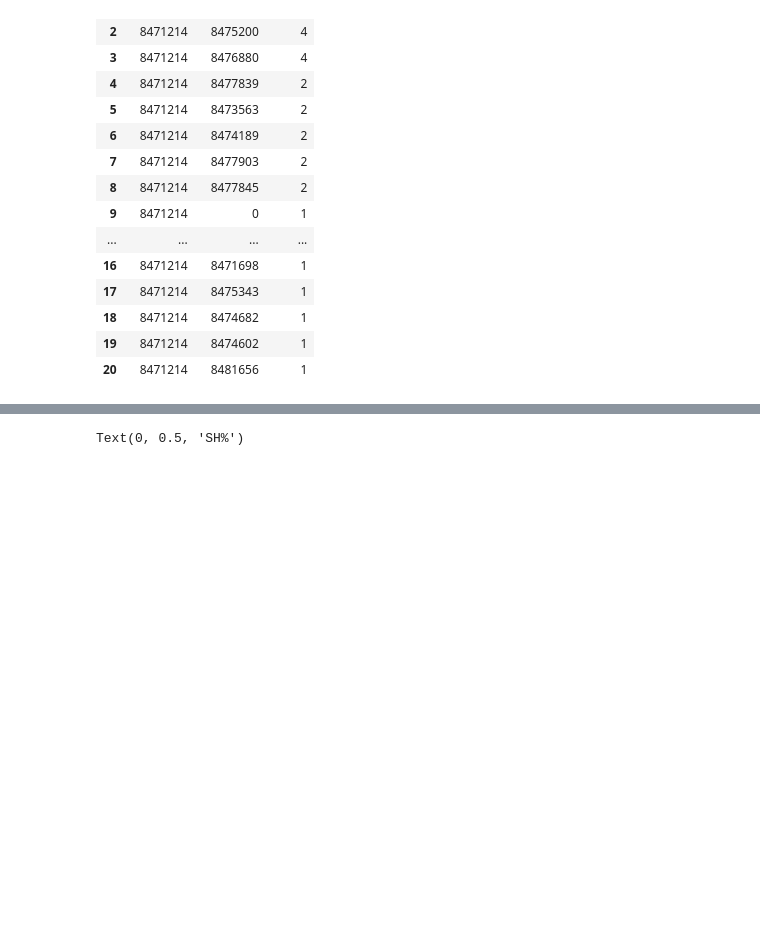
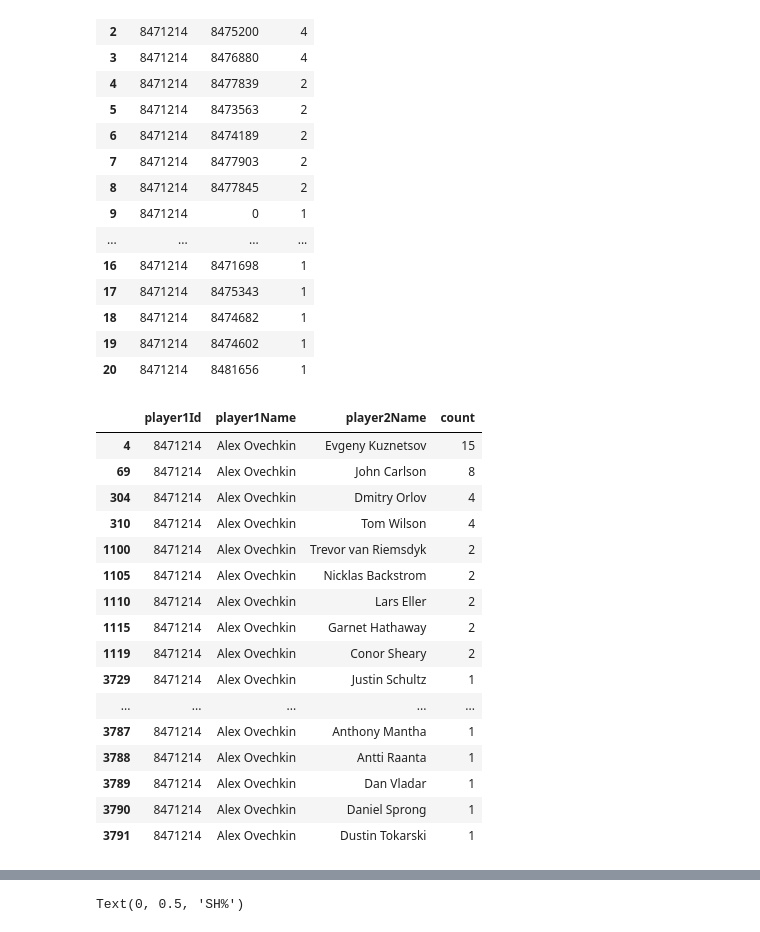
Before and after one commit to szonja126/NHL-Diplomamunka, a Jupyter notebook: readcsv.ipynb, the cells around one changed output, grey strips where cells are left out. Cells and saved outputs as stored; diff of their text form; code cells hidden in the pictures; blank space fills up the shorter version.

```diff
--- a/readcsv.ipynb
+++ b/readcsv.ipynb
@@ -351,6 +340,30 @@ Y
 | 18 | 8471214 | 8474682 | 1 |
 | 19 | 8471214 | 8474602 | 1 |
 | 20 | 8471214 | 8481656 | 1 |
+# %%
+assists = events_df.loc[:,['player1Id', 'player1Name', 'player2Id', 'player2Name','eventType']]
+assists = assists[assists['eventType'].isin(['Goal'])]
+assists = assists.groupby(['player1Id','player1Name', 'player2Name']).size().sort_values(ascending=False).reset_index(name='count')
+assists = assists[assists['player1Name'].isin(['Alex Ovechkin'])]
+assists
+# %% [output]
+|  | player1Id | player1Name | player2Name | count |
+| 4 | 8471214 | Alex Ovechkin | Evgeny Kuznetsov | 15 |
+| 69 | 8471214 | Alex Ovechkin | John Carlson | 8 |
+| 304 | 8471214 | Alex Ovechkin | Dmitry Orlov | 4 |
+| 310 | 8471214 | Alex Ovechkin | Tom Wilson | 4 |
+| 1100 | 8471214 | Alex Ovechkin | Trevor van Riemsdyk | 2 |
+| 1105 | 8471214 | Alex Ovechkin | Nicklas Backstrom | 2 |
+| 1110 | 8471214 | Alex Ovechkin | Lars Eller | 2 |
+| 1115 | 8471214 | Alex Ovechkin | Garnet Hathaway | 2 |
+| 1119 | 8471214 | Alex Ovechkin | Conor Sheary | 2 |
+| 3729 | 8471214 | Alex Ovechkin | Justin Schultz | 1 |
+| ... | ... | ... | ... | ... |
+| 3787 | 8471214 | Alex Ovechkin | Anthony Mantha | 1 |
+| 3788 | 8471214 | Alex Ovechkin | Antti Raanta | 1 |
+| 3789 | 8471214 | Alex Ovechkin | Dan Vladar | 1 |
+| 3790 | 8471214 | Alex Ovechkin | Daniel Sprong | 1 |
+| 3791 | 8471214 | Alex Ovechkin | Dustin Tokarski | 1 |
 # %%
 import plotly.offline as py
 py.init_notebook_mode(connected=True)
```
Also changed, not shown: parts of 34 cells of this notebook, 3 other files.
